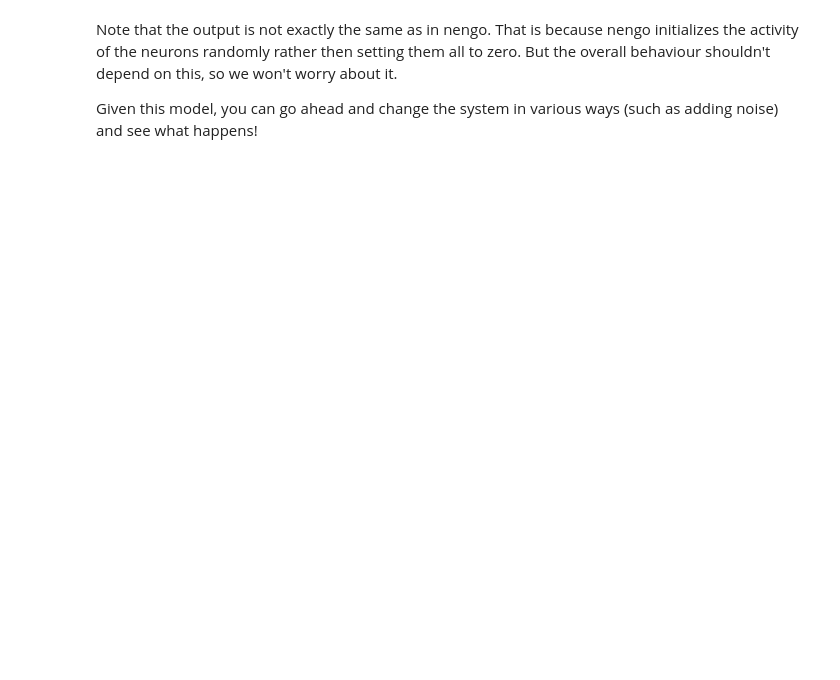
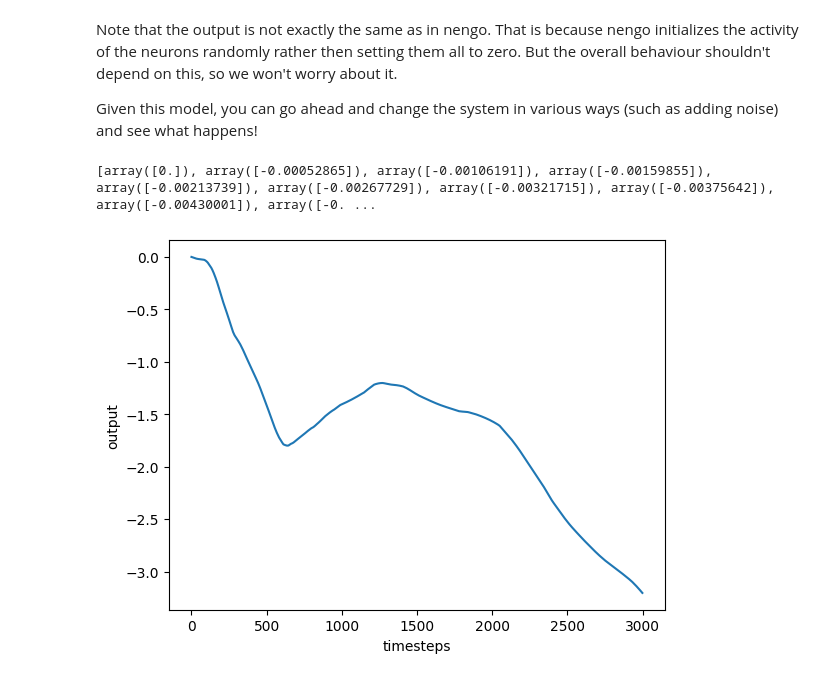
Before and after one commit to mr-nudo/neuronModels1, a Jupyter notebook: Building_an_Oscillator_(nengo_to_numpy).ipynb, the cells around one changed output. Cells and saved outputs as stored; diff of their text form; code cells hidden in the pictures; blank space fills up the shorter version.

Commit message:
Added noise on 3 layers...

```diff
--- a/Building_an_Oscillator_(nengo_to_numpy).ipynb
+++ b/Building_an_Oscillator_(nengo_to_numpy).ipynb
@@ -136,3 +139,33 @@ plt.show()
 Note that the output is not exactly the same as in nengo.  That is because nengo initializes the activity of the neurons randomly rather then setting them all to zero.  But the overall behaviour shouldn't depend on this, so we won't worry about it.
 
 Given this model, you can go ahead and change the system in various ways (such as adding noise) and see what happens!
+# %%
+# Function to add noise
+def add_noise(x, scale=0.1):
+    return x + np.random.normal(scale=scale, size=x.shape)
+
+# Add noise to bias, recurrent weights, and output weights
+bias_noisy = add_noise(bias)
+w_recurrent_noisy = add_noise(w_recurrent)
+w_output_noisy = add_noise(w_output)
+
+# Initialize noisy synapse
+I_syn_noisy = np.zeros(ens.n_neurons)
+
+data_out_noisy = []  # for storing output data with noise
+for i in range(3000):
+    a = rectified_linear(I_syn_noisy)  # neuron activity
+    I_noisy = bias_noisy + w_recurrent_noisy @ a  # total input with noise
+    I_syn_noisy += alpha * (I_noisy - I_syn_noisy)  # low-pass filter with noise
+
+    out_noisy = w_output_noisy @ a  # output with noise
+    data_out_noisy.append(out_noisy)  # record the output with noise
+
+print(data_out_noisy)
+plt.plot(data_out_noisy)
+plt.xlabel('timesteps')
+plt.ylabel('output')
+plt.show()
+# %% [output]
+[array([0.]), array([-0.00052865]), array([-0.00106191]), array([-0.00159855]), array([-0.00213739]), array([-0.00267729]), array([-0.00321715]), array([-0.00375642]), array([-0.00430001]), array([-0. ...
+[figure, added]
```
Also changed, not shown: parts of 5 cells of this notebook.
